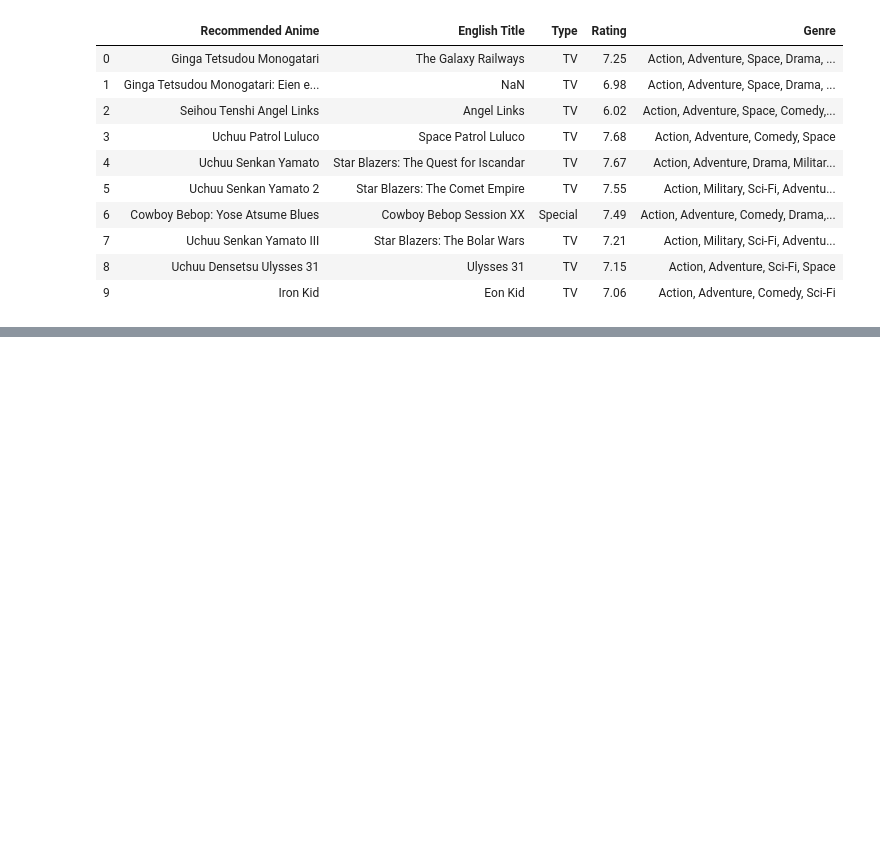
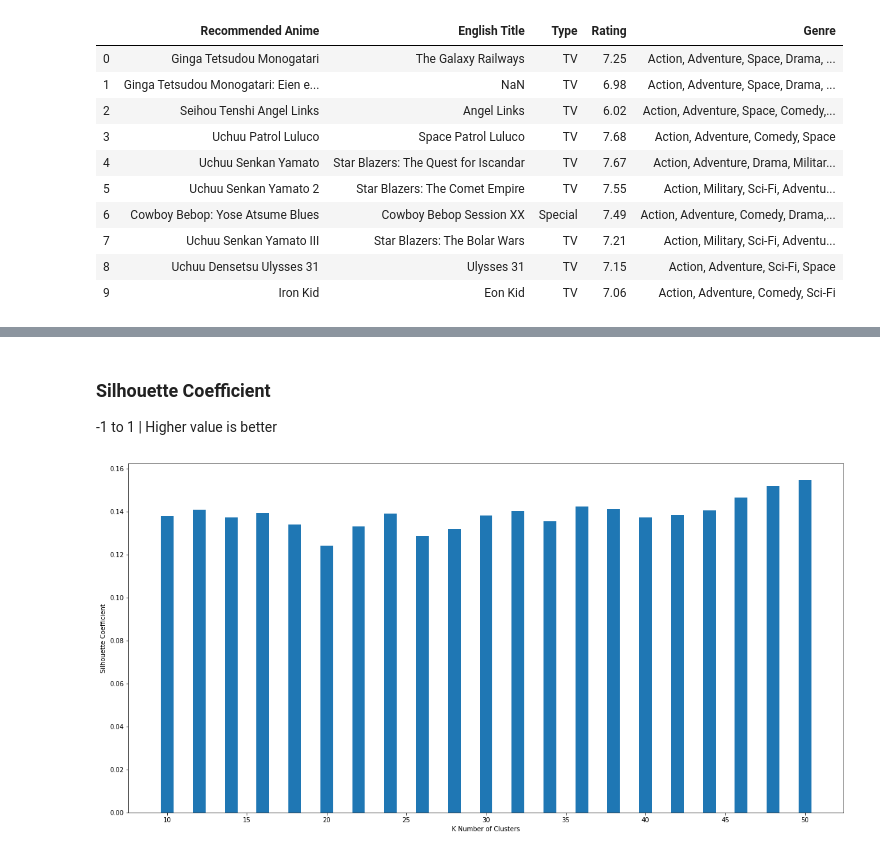
Before and after one commit to FHShubho/Anime_Recommender, a Jupyter notebook: Anime Recommender.ipynb, the cells around one changed output, grey strips where cells are left out. Cells and saved outputs as stored; diff of their text form; code cells hidden in the pictures; blank space fills up the shorter version.

```diff
--- a/Anime Recommender.ipynb
+++ b/Anime Recommender.ipynb
@@ -1125,0 +797,14 @@ knnCHscore.append(metrics.calinski_harabasz_score(test1, labels5))
+# %% [markdown]
+### Silhouette Coefficient
+-1 to 1 | Higher value is better
+# %%
+fig = plt.figure(figsize = (20, 10))
+
+# creating the bar plot
+plt.bar(score['Cluster Number'],score['Silhouette Coefficient'])
+
+plt.xlabel("K Number of Clusters")
+plt.ylabel("Silhouette Coefficient")
+plt.show()
+# %% [output]
+[figure, added]
```
Also changed, not shown: parts of 158 cells of this notebook.
